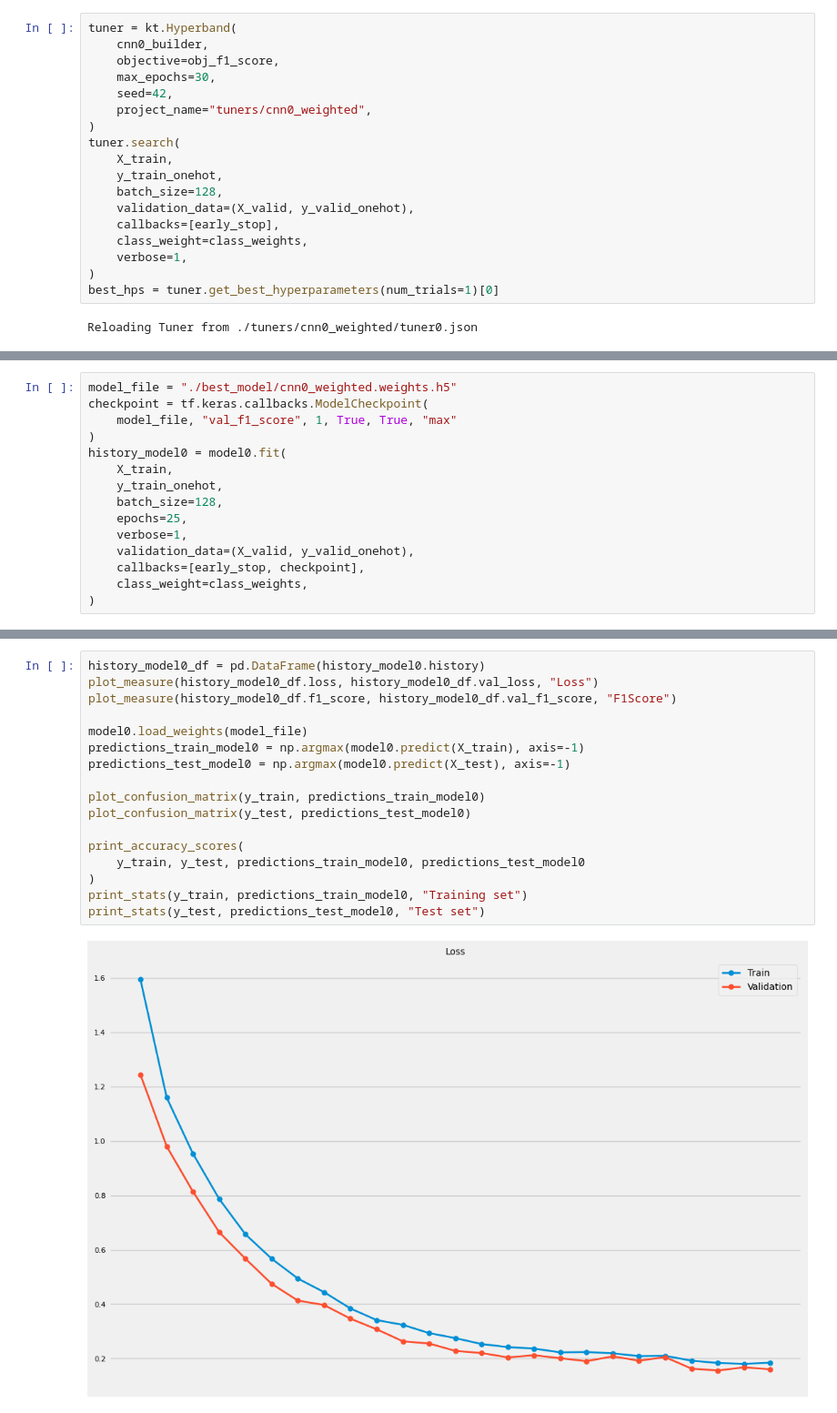
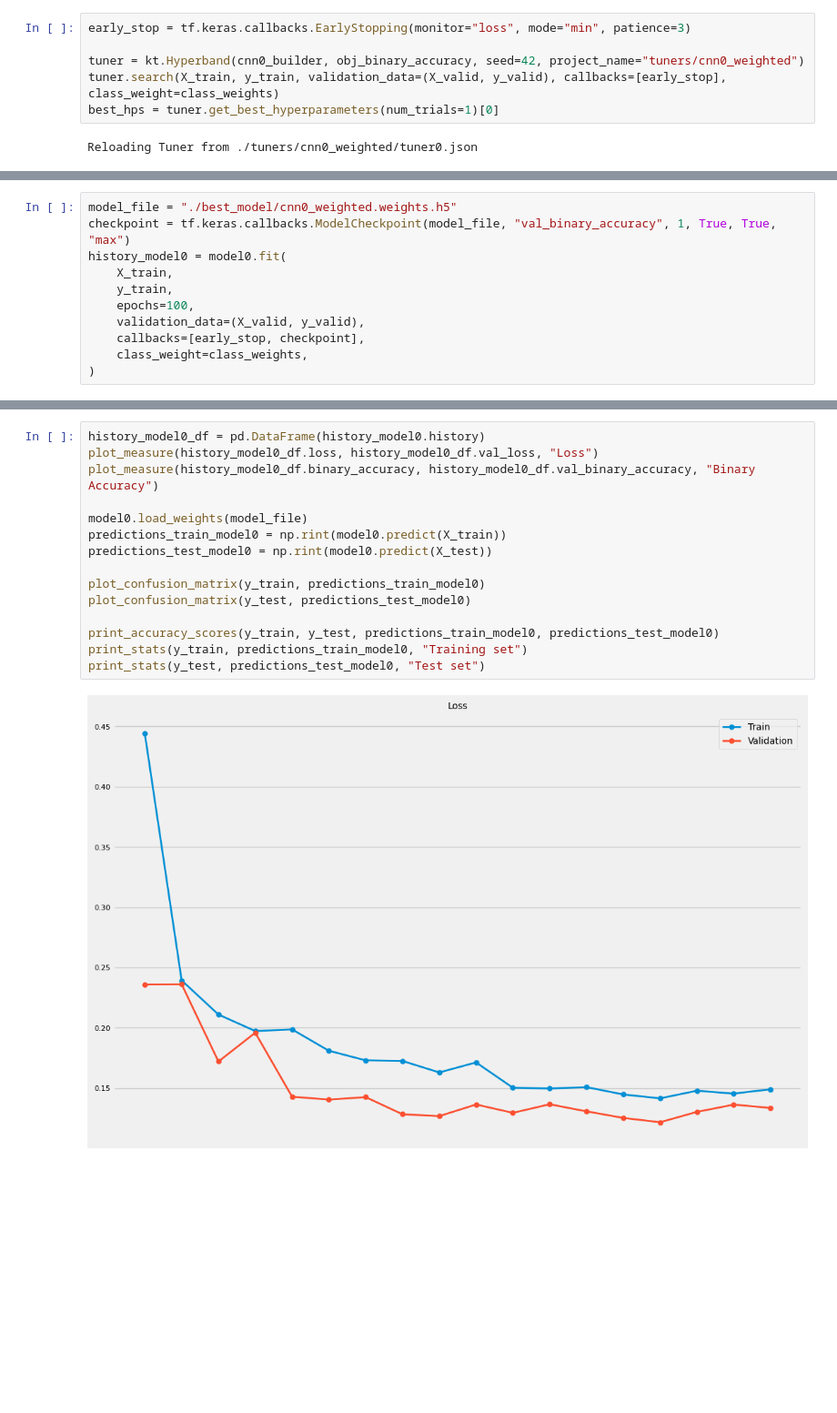
Before and after one commit to mazzucchi-andrea/MedMNIST-Pneumonia, a Jupyter notebook: MedMNIST-Pneumonia.ipynb, the cells around one changed output, grey strips where cells are left out. Shown: that part at 91% size. Drawn from its saved outputs; the diff is of its cells as text; blank space fills up the shorter version.

```diff
--- a/MedMNIST-Pneumonia.ipynb
+++ b/MedMNIST-Pneumonia.ipynb
@@ -1149,22 +1133,10 @@ def cnn0_builder(hp):
 
     return model0
 # %%
-tuner = kt.Hyperband(
-    cnn0_builder,
-    objective=obj_f1_score,
-    max_epochs=30,
-    seed=42,
-    project_name="tuners/cnn0_weighted",
-)
-tuner.search(
-    X_train,
-    y_train_onehot,
-    batch_size=128,
-    validation_data=(X_valid, y_valid_onehot),
-    callbacks=[early_stop],
-    class_weight=class_weights,
-    verbose=1,
-)
+early_stop = tf.keras.callbacks.EarlyStopping(monitor="loss", mode="min", patience=3)
+
+tuner = kt.Hyperband(cnn0_builder, obj_binary_accuracy, seed=42, project_name="tuners/cnn0_weighted")
+tuner.search(X_train, y_train, validation_data=(X_valid, y_valid), callbacks=[early_stop], class_weight=class_weights)
 best_hps = tuner.get_best_hyperparameters(num_trials=1)[0]
 # %% [output]
 Reloading Tuner from ./tuners/cnn0_weighted/tuner0.json
@@ -1230,15 +1185,11 @@ Model: "sequential"
 # %%
 model_file = "./best_model/cnn0_weighted.weights.h5"
-checkpoint = tf.keras.callbacks.ModelCheckpoint(
-    model_file, "val_f1_score", 1, True, True, "max"
-)
+checkpoint = tf.keras.callbacks.ModelCheckpoint(model_file, "val_binary_accuracy", 1, True, True, "max")
 history_model0 = model0.fit(
     X_train,
-    y_train_onehot,
-    batch_size=128,
-    epochs=25,
-    verbose=1,
-    validation_data=(X_valid, y_valid_onehot),
+    y_train,
+    epochs=100,
+    validation_data=(X_valid, y_valid),
     callbacks=[early_stop, checkpoint],
     class_weight=class_weights,
 )
@@ -1270,19 +1221,17 @@ Epoch 25: val_f1_score did not improve from 0.95544
 # %%
 history_model0_df = pd.DataFrame(history_model0.history)
 plot_measure(history_model0_df.loss, history_model0_df.val_loss, "Loss")
-plot_measure(history_model0_df.f1_score, history_model0_df.val_f1_score, "F1Score")
+plot_measure(history_model0_df.binary_accuracy, history_model0_df.val_binary_accuracy, "Binary Accuracy")
 
 model0.load_weights(model_file)
-predictions_train_model0 = np.argmax(model0.predict(X_train), axis=-1)
-predictions_test_model0 = np.argmax(model0.predict(X_test), axis=-1)
+predictions_train_model0 = np.rint(model0.predict(X_train))
+predictions_test_model0 = np.rint(model0.predict(X_test))
 
 plot_confusion_matrix(y_train, predictions_train_model0)
 plot_confusion_matrix(y_test, predictions_test_model0)
 
-print_accuracy_scores(
-    y_train, y_test, predictions_train_model0, predictions_test_model0
-)
+print_accuracy_scores(y_train, y_test, predictions_train_model0, predictions_test_model0)
 print_stats(y_train, predictions_train_model0, "Training set")
 print_stats(y_test, predictions_test_model0, "Test set")
 # %% [output]
-[figure, old version]
+[figure, new version]
```
Also changed, not shown: parts of 36 cells of this notebook, 3 other files.
